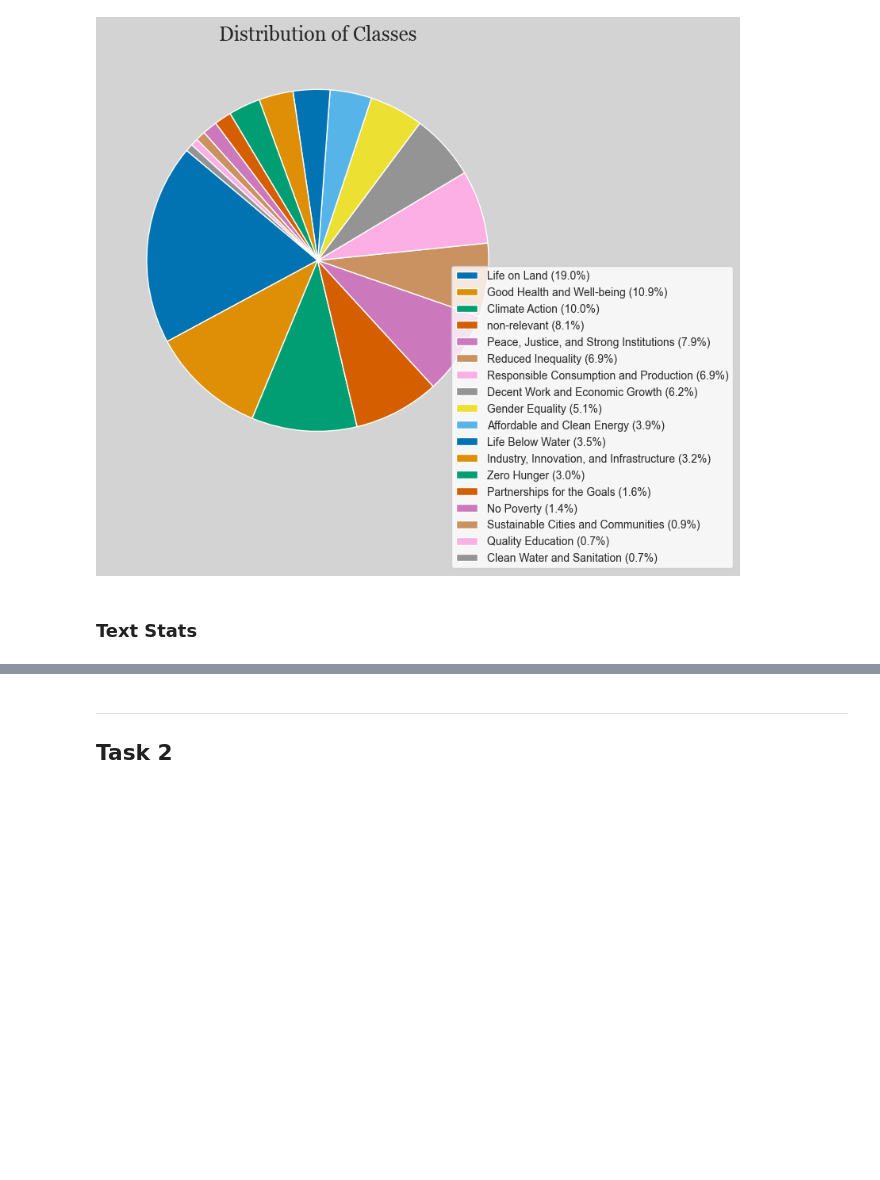
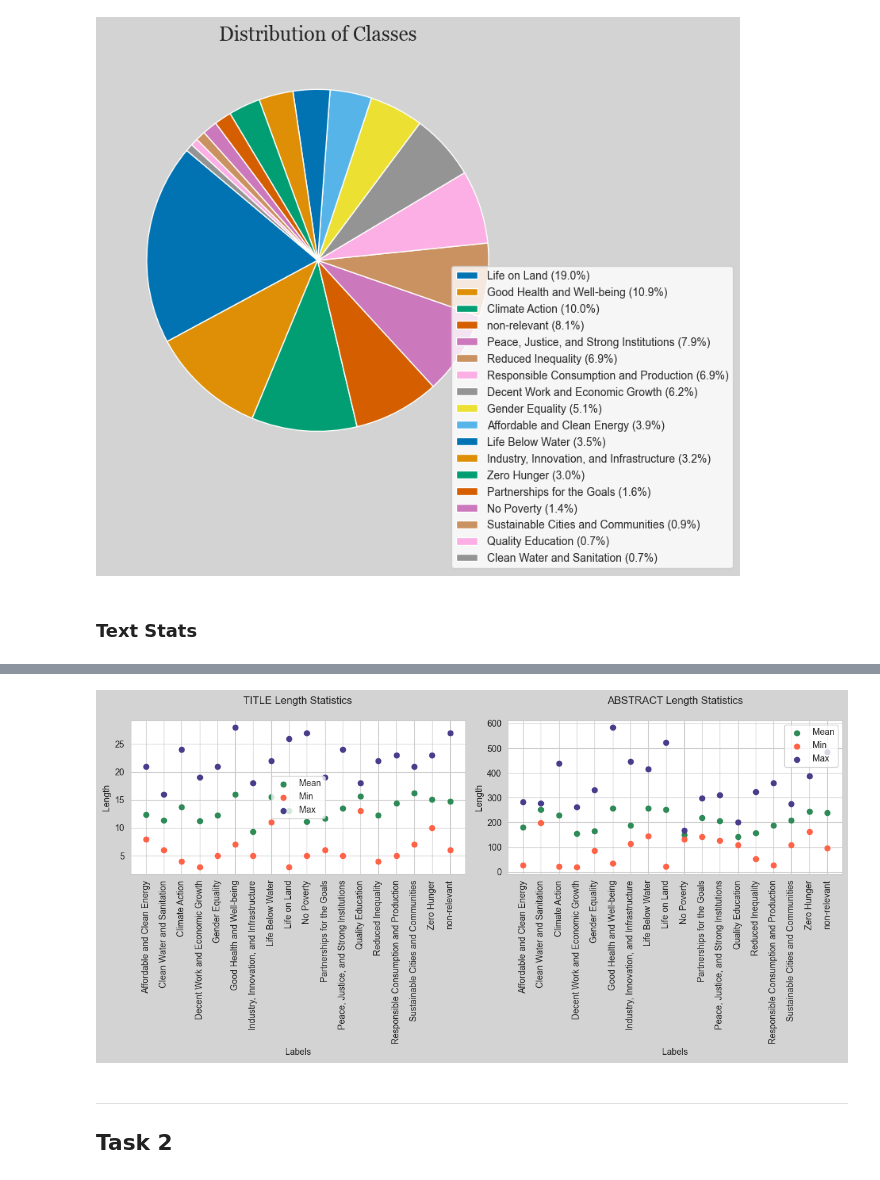
Before and after one commit to vera-bernhard/SwissTextSDG, a Jupyter notebook: analysis.ipynb, the cells around one changed output, grey strips where cells are left out. Cells and saved outputs as stored; diff of their text form; code cells hidden in the pictures; blank space fills up the shorter version.

```diff
--- a/analysis.ipynb
+++ b/analysis.ipynb
@@ -200,3 +208,8 @@ computeVisualizeStats(df=df)
+# %%
+# tokens
+computeVisualizeStats(df, level='token')
+# %% [output]
+[figure, added]
 # %% [markdown]
 ----
 ## Task 2
```
Also changed, not shown: parts of 4 cells of this notebook.
